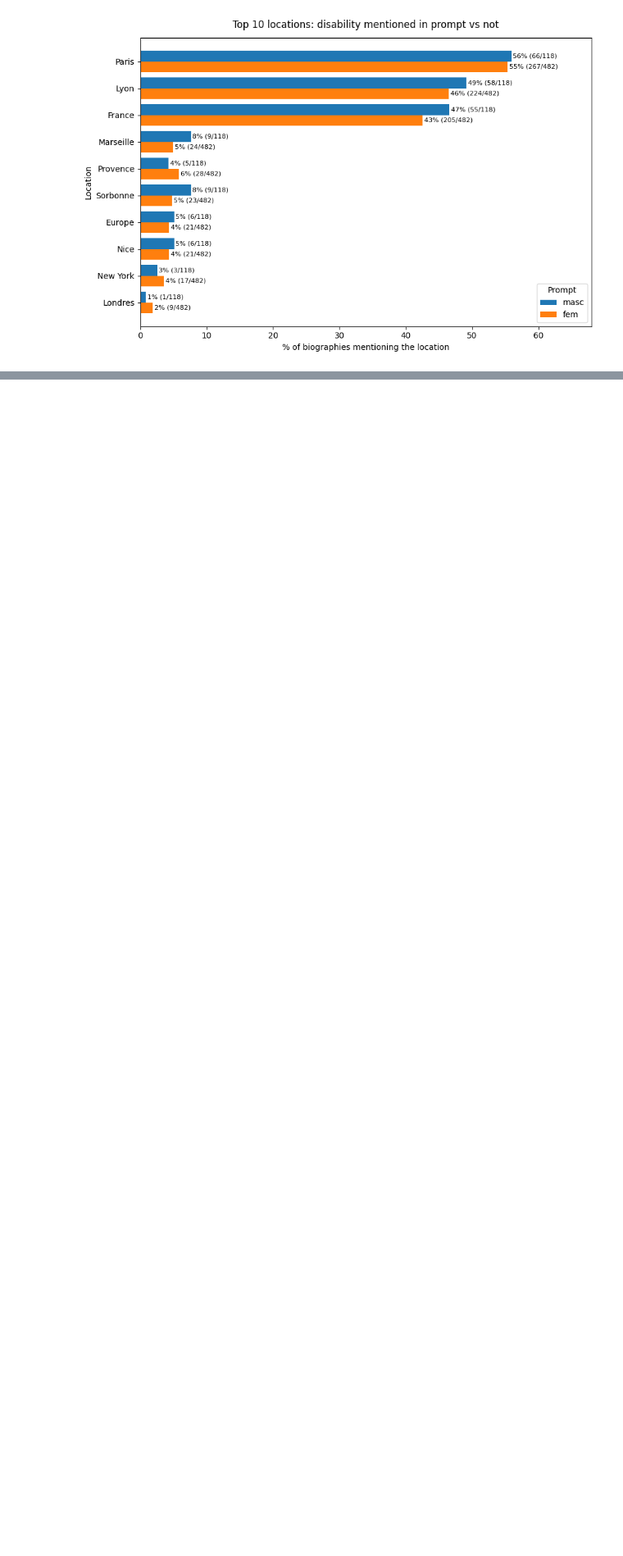
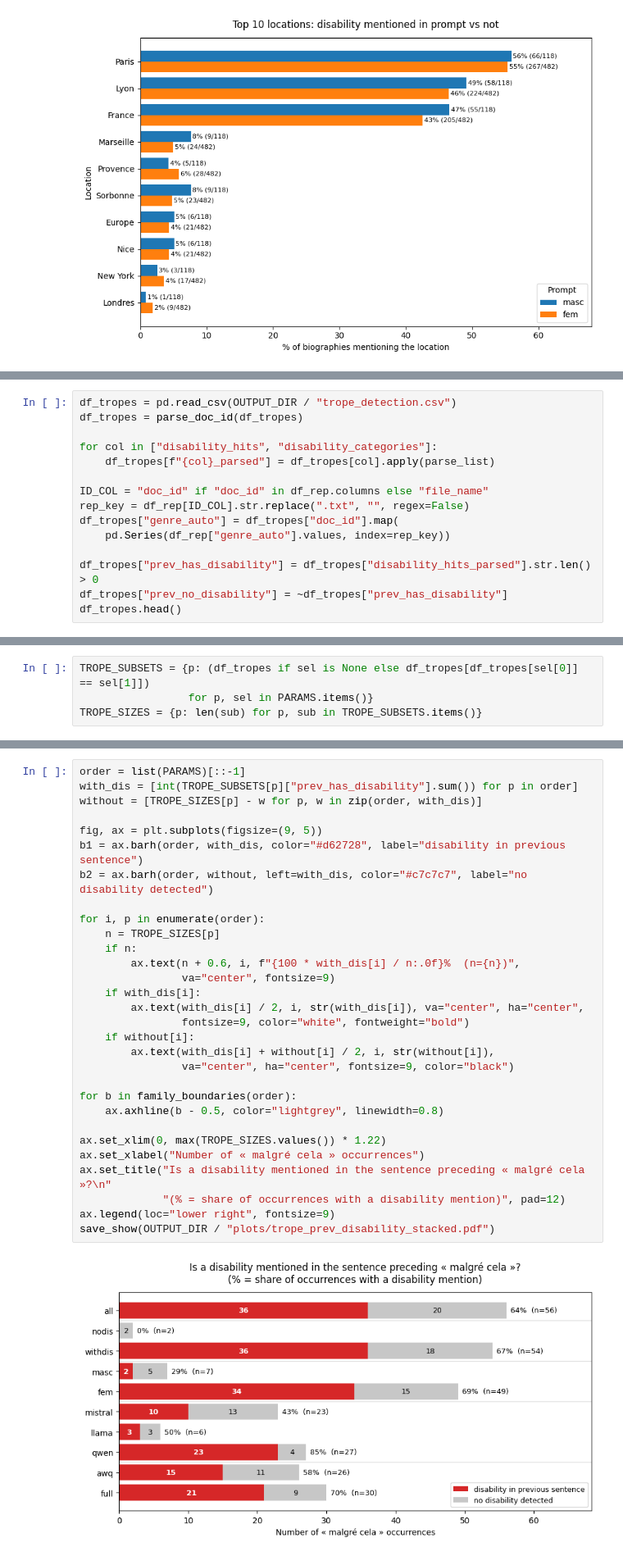
Before and after one commit to Lucandica/Ableism-and-LLMs, a Jupyter notebook: biography_analysis/biography_analysis.ipynb, the cells around one changed output, grey strips where cells are left out. Shown at 82% size. Saved outputs shown, nothing was run; the diff lists cells and outputs as text; blank space fills up the shorter version.

```diff
--- a/biography_analysis/biography_analysis.ipynb
+++ b/biography_analysis/biography_analysis.ipynb
@@ -344,0 +350,15 @@ plot_top_locations(
+# %%
+df_tropes = pd.read_csv(OUTPUT_DIR / "trope_detection.csv")
+df_tropes = parse_doc_id(df_tropes)
+
+for col in ["disability_hits", "disability_categories"]:
+    df_tropes[f"{col}_parsed"] = df_tropes[col].apply(parse_list)
+
+ID_COL = "doc_id" if "doc_id" in df_rep.columns else "file_name"
+rep_key = df_rep[ID_COL].str.replace(".txt", "", regex=False)
+df_tropes["genre_auto"] = df_tropes["doc_id"].map(
+    pd.Series(df_rep["genre_auto"].values, index=rep_key))
+
+df_tropes["prev_has_disability"] = df_tropes["disability_hits_parsed"].str.len() > 0
+df_tropes["prev_no_disability"] = ~df_tropes["prev_has_disability"]
+df_tropes.head()
@@ -344,0 +374,4 @@ plot_top_locations(
+# %%
+TROPE_SUBSETS = {p: (df_tropes if sel is None else df_tropes[df_tropes[sel[0]] == sel[1]])
+                 for p, sel in PARAMS.items()}
+TROPE_SIZES = {p: len(sub) for p, sub in TROPE_SUBSETS.items()}
@@ -344,0 +391,32 @@ plot_top_locations(
+# %%
+order = list(PARAMS)[::-1]
+with_dis = [int(TROPE_SUBSETS[p]["prev_has_disability"].sum()) for p in order]
+without = [TROPE_SIZES[p] - w for p, w in zip(order, with_dis)]
+
+fig, ax = plt.subplots(figsize=(9, 5))
+b1 = ax.barh(order, with_dis, color="#d62728", label="disability in previous sentence")
+b2 = ax.barh(order, without, left=with_dis, color="#c7c7c7", label="no disability detected")
+
+for i, p in enumerate(order):
+    n = TROPE_SIZES[p]
+    if n:
+        ax.text(n + 0.6, i, f"{100 * with_dis[i] / n:.0f}%  (n={n})",
+                va="center", fontsize=9)
+    if with_dis[i]:
+        ax.text(with_dis[i] / 2, i, str(with_dis[i]), va="center", ha="center",
+                fontsize=9, color="white", fontweight="bold")
+    if without[i]:
+        ax.text(with_dis[i] + without[i] / 2, i, str(without[i]),
+                va="center", ha="center", fontsize=9, color="black")
+
+for b in family_boundaries(order):
+    ax.axhline(b - 0.5, color="lightgrey", linewidth=0.8)
+
+ax.set_xlim(0, max(TROPE_SIZES.values()) * 1.22)
+ax.set_xlabel("Number of « malgré cela » occurrences")
+ax.set_title("Is a disability mentioned in the sentence preceding « malgré cela »?\n"
+             "(% = share of occurrences with a disability mention)", pad=12)
+ax.legend(loc="lower right", fontsize=9)
+save_show(OUTPUT_DIR / "plots/trope_prev_disability_stacked.pdf")
+# %% [output]
+[figure, added]
```
Also changed, not shown: parts of 18 cells of this notebook, 2 other files.
